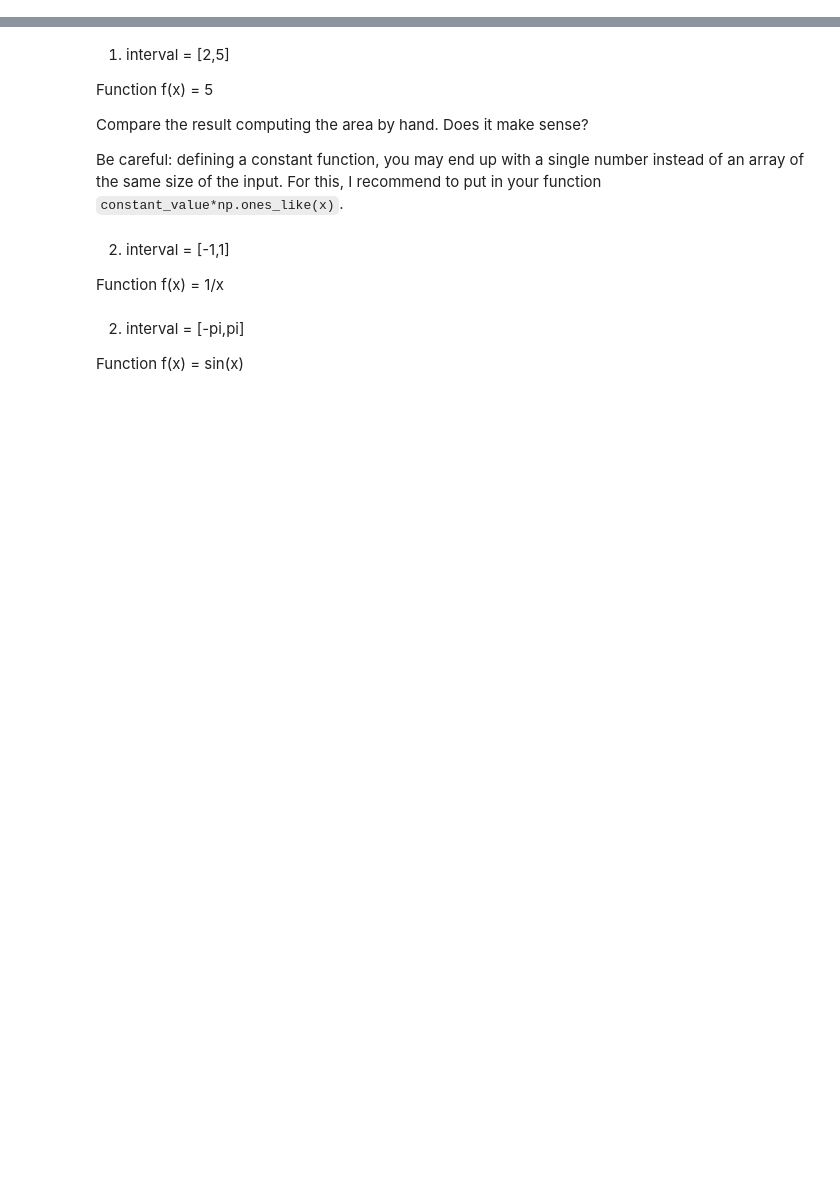
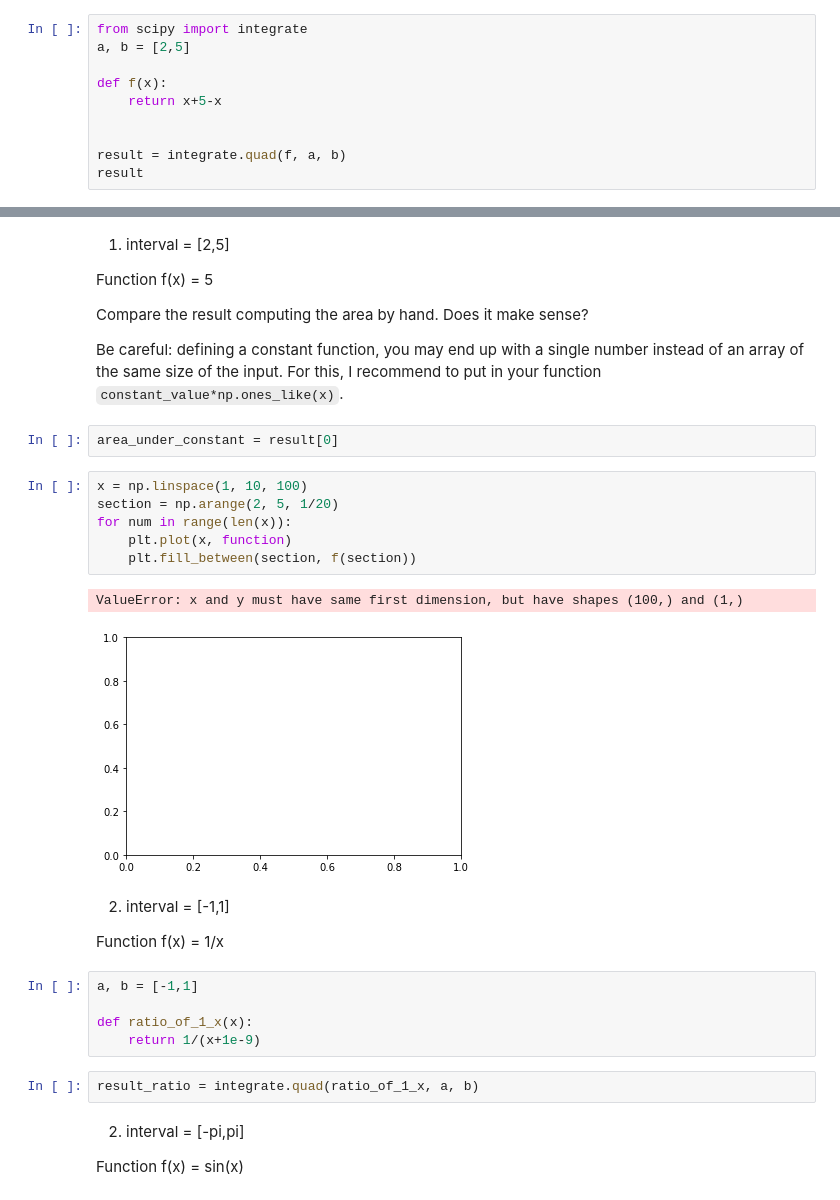
Before and after one commit to sardorick/strive_practice, a Jupyter notebook: 13. Gradients and Integrals/Gradient Descent and Integrals.ipynb, the cells around one changed output, grey strips where cells are left out. Cells and saved outputs as stored; diff of their text form; blank space fills up the shorter version.

```diff
--- a/13. Gradients and Integrals/Gradient Descent and Integrals.ipynb
+++ b/13. Gradients and Integrals/Gradient Descent and Integrals.ipynb
@@ -94,3 +127,13 @@ plt.fill_between(section,f(section))
 # %% [output]
 <matplotlib.collections.PolyCollection at 0x...>
 [figure]
+# %%
+from scipy import integrate
+a, b = [2,5]
+
+def f(x):
+    return x+5-x
+
+
+result = integrate.quad(f, a, b)
+result
@@ -102,10 +147,28 @@ Function f(x) = 5
 Compare the result computing the area by hand. Does it make sense?
 
 Be careful: defining a constant function, you may end up with a single number instead of an array of the same size of the input. For this, I recommend to put in your function `constant_value*np.ones_like(x)`.
+# %%
+area_under_constant = result[0]
+# %%
+x = np.linspace(1, 10, 100)
+section = np.arange(2, 5, 1/20)
+for num in range(len(x)):
+    plt.plot(x, function)
+    plt.fill_between(section, f(section))
+# %% [output]
+ValueError: x and y must have same first dimension, but have shapes (100,) and (1,)
+[figure, added]
 # %% [markdown]
 2. interval = \[-1,1\]
 
 Function f(x) = 1/x
+# %%
+a, b = [-1,1]
+
+def ratio_of_1_x(x):
+    return 1/(x+1e-9)
+# %%
+result_ratio = integrate.quad(ratio_of_1_x, a, b)
 # %% [markdown]
 2. interval = \[-pi,pi\]
 
```
Also changed, not shown: parts of 10 cells of this notebook.
